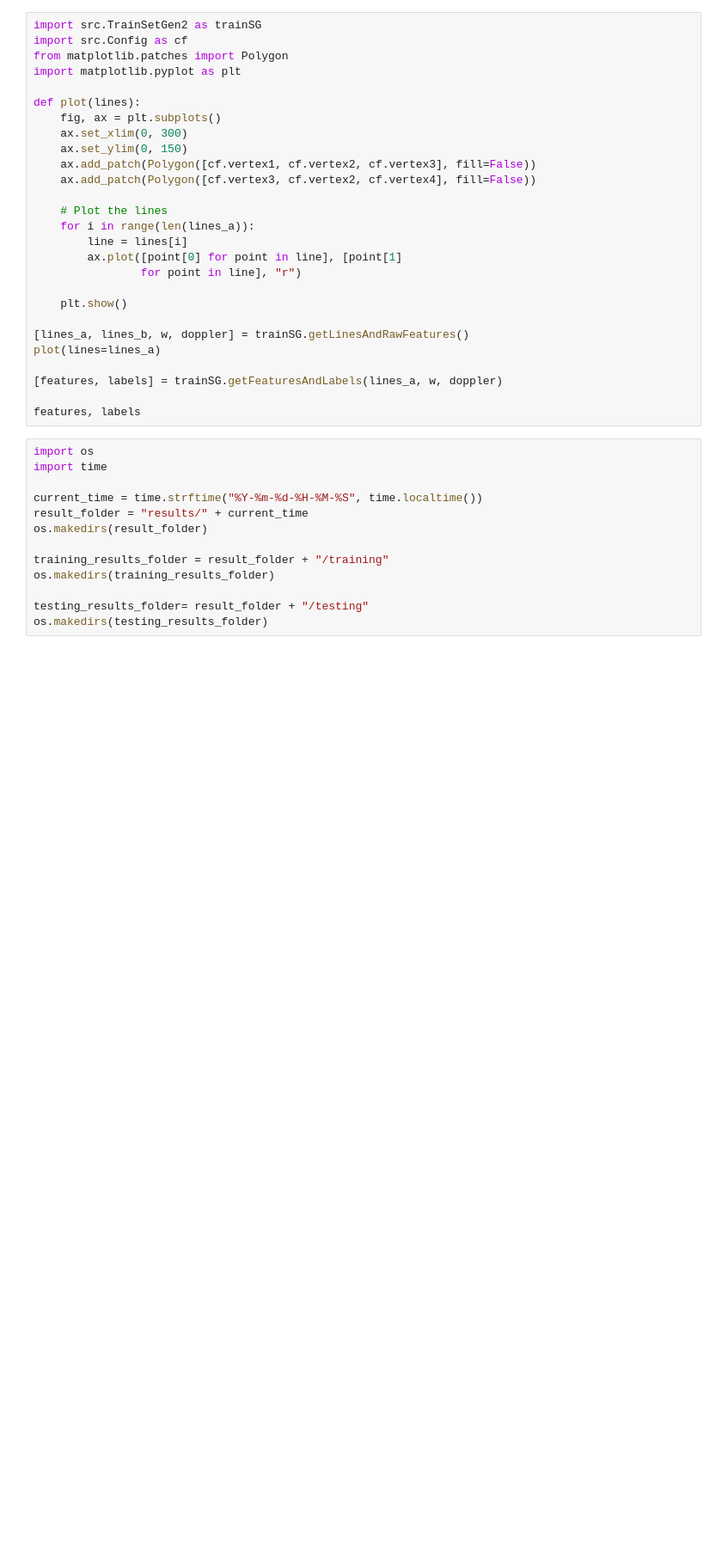
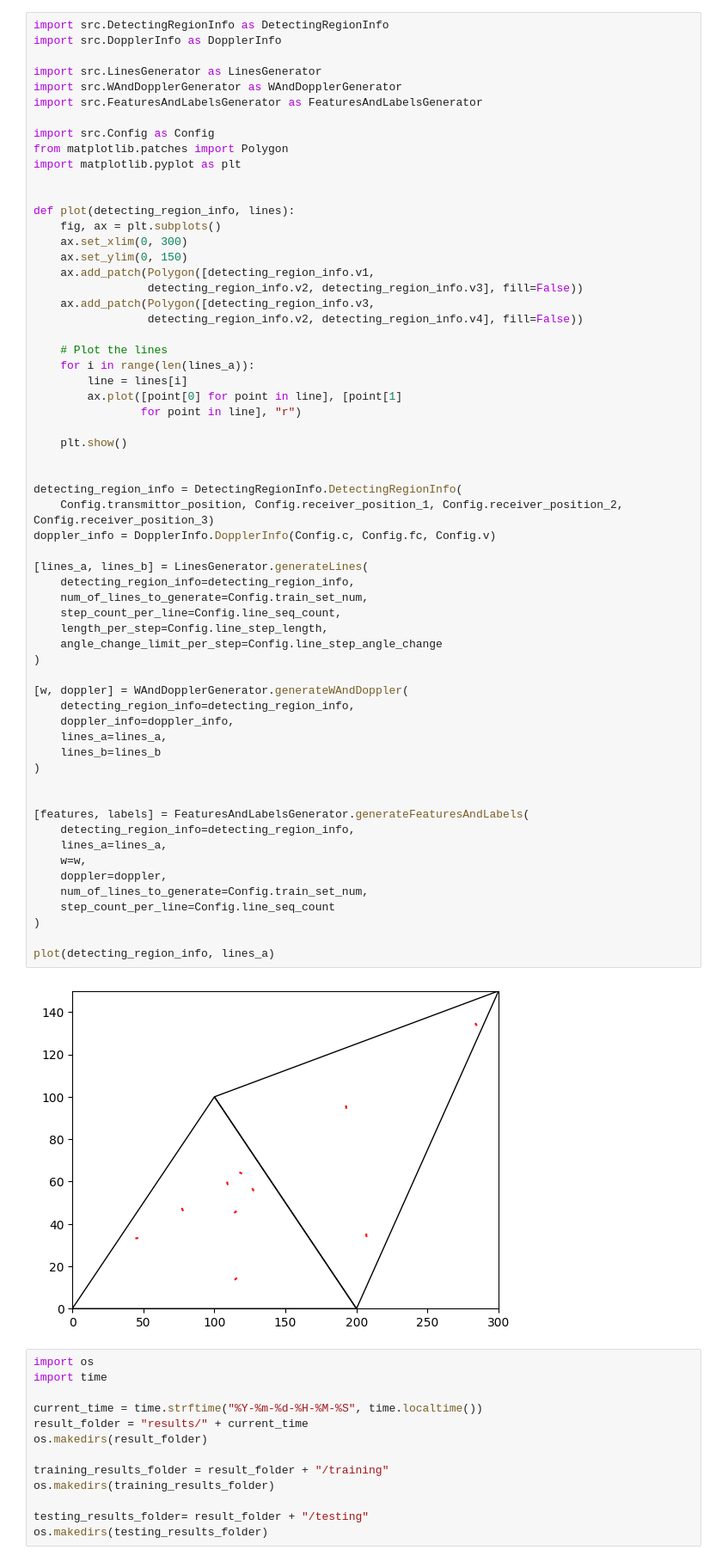
Before and after one commit to hyrissq/UAV_location, a Jupyter notebook: lab.ipynb, the cells around one changed output. Shown at 86% size. Saved outputs shown, nothing was run; the diff lists cells and outputs as text; blank space fills up the shorter version.

```diff
--- a/lab.ipynb
+++ b/lab.ipynb
@@ -1,30 +1,66 @@
 # %%
-import src.TrainSetGen2 as trainSG
-import src.Config as cf
+import src.DetectingRegionInfo as DetectingRegionInfo
+import src.DopplerInfo as DopplerInfo
+
+import src.LinesGenerator as LinesGenerator
+import src.WAndDopplerGenerator as WAndDopplerGenerator
+import src.FeaturesAndLabelsGenerator as FeaturesAndLabelsGenerator
+
+import src.Config as Config
 from matplotlib.patches import Polygon
 import matplotlib.pyplot as plt
 
-def plot(lines):
+
+def plot(detecting_region_info, lines):
     fig, ax = plt.subplots()
     ax.set_xlim(0, 300)
     ax.set_ylim(0, 150)
-    ax.add_patch(Polygon([cf.vertex1, cf.vertex2, cf.vertex3], fill=False))
-    ax.add_patch(Polygon([cf.vertex3, cf.vertex2, cf.vertex4], fill=False))
+    ax.add_patch(Polygon([detecting_region_info.v1,
+                 detecting_region_info.v2, detecting_region_info.v3], fill=False))
+    ax.add_patch(Polygon([detecting_region_info.v3,
+                 detecting_region_info.v2, detecting_region_info.v4], fill=False))
 
     # Plot the lines
     for i in range(len(lines_a)):
         line = lines[i]
         ax.plot([point[0] for point in line], [point[1]
                 for point in line], "r")
 
     plt.show()
 
-[lines_a, lines_b, w, doppler] = trainSG.getLinesAndRawFeatures()
-plot(lines=lines_a)
 
-[features, labels] = trainSG.getFeaturesAndLabels(lines_a, w, doppler)
+detecting_region_info = DetectingRegionInfo.DetectingRegionInfo(
+    Config.transmittor_position, Config.receiver_position_1, Config.receiver_position_2, Config.receiver_position_3)
+doppler_info = DopplerInfo.DopplerInfo(Config.c, Config.fc, Config.v)
 
-features, labels
+[lines_a, lines_b] = LinesGenerator.generateLines(
+    detecting_region_info=detecting_region_info,
+    num_of_lines_to_generate=Config.train_set_num,
+    step_count_per_line=Config.line_seq_count,
+    length_per_step=Config.line_step_length,
+    angle_change_limit_per_step=Config.line_step_angle_change
+)
+
+[w, doppler] = WAndDopplerGenerator.generateWAndDoppler(
+    detecting_region_info=detecting_region_info,
+    doppler_info=doppler_info,
+    lines_a=lines_a,
+    lines_b=lines_b
+)
+
+
+[features, labels] = FeaturesAndLabelsGenerator.generateFeaturesAndLabels(
+    detecting_region_info=detecting_region_info,
+    lines_a=lines_a,
+    w=w,
+    doppler=doppler,
+    num_of_lines_to_generate=Config.train_set_num,
+    step_count_per_line=Config.line_seq_count
+)
+
+plot(detecting_region_info, lines_a)
+# %% [output]
+[figure, added]
 # %%
 import os
 import time
```
Also changed, not shown: 11 other files.
